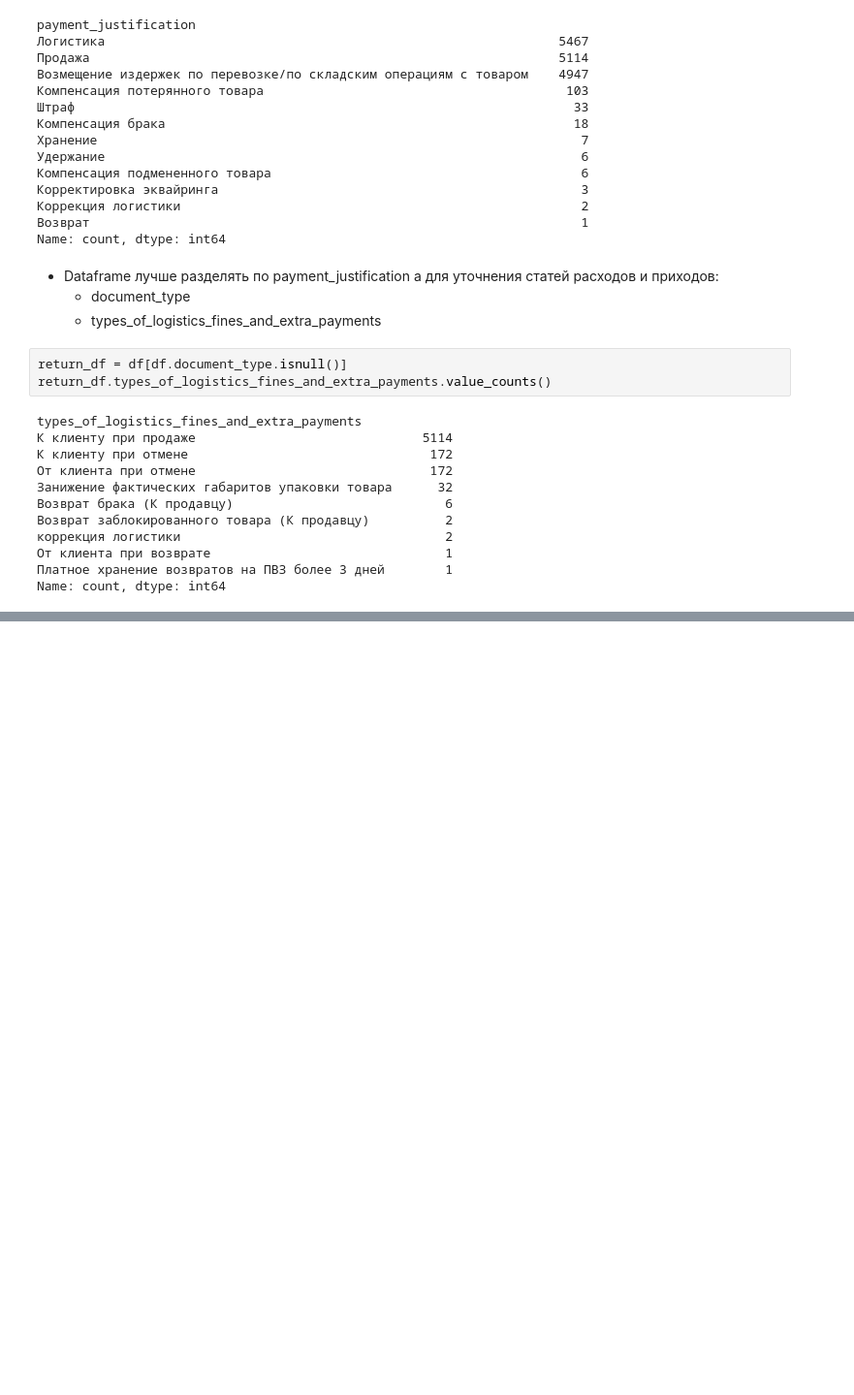
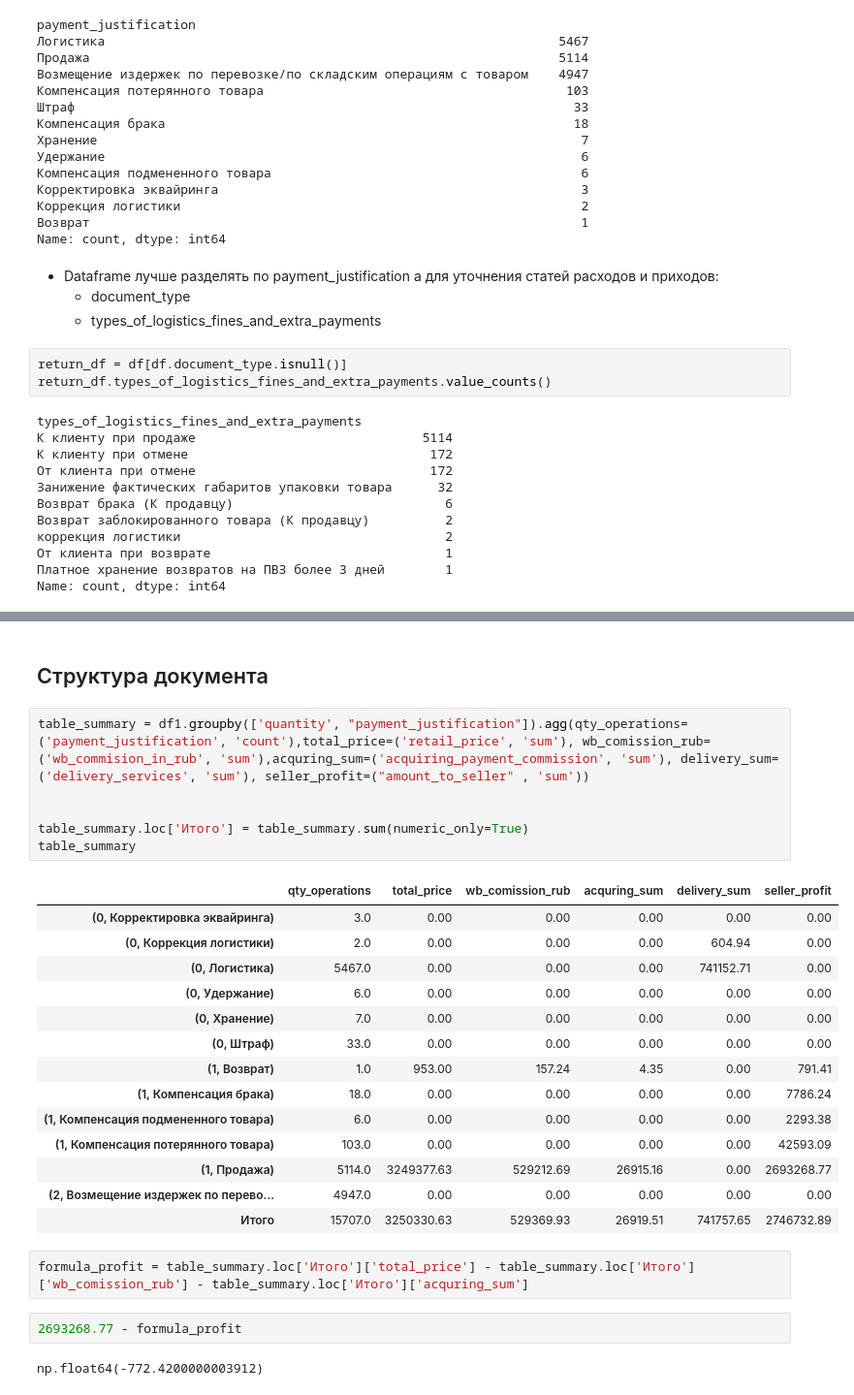
Before and after one commit to pasternak01/Wildberries_api, a Jupyter notebook: Temp/temp_fin_report_observe.ipynb, the cells around one changed output, grey strips where cells are left out. Shown: that part at 97% size. Cells and saved outputs as stored; diff of their text form; blank space fills up the shorter version.

```diff
--- a/Temp/temp_fin_report_observe.ipynb
+++ b/Temp/temp_fin_report_observe.ipynb
@@ -277,0 +236,29 @@ df.data
+# %% [markdown]
+## Структура документа
+# %%
+table_summary = df1.groupby(['quantity', "payment_justification"]).agg(qty_operations=('payment_justification', 'count'),total_price=('retail_price', 'sum'), wb_comission_rub=('wb_commision_in_rub', 'sum'),acquring_sum=('acquiring_payment_commission', 'sum'), delivery_sum=('delivery_services', 'sum'), seller_profit=("amount_to_seller" , 'sum'))
+
+
+table_summary.loc['Итого'] = table_summary.sum(numeric_only=True)
+table_summary
+# %% [output]
+|  | qty_operations | total_price | wb_comission_rub | acquring_sum | delivery_sum | seller_profit |
+| (0, Корректировка эквайринга) | 3.0 | 0.00 | 0.00 | 0.00 | 0.00 | 0.00 |
+| (0, Коррекция логистики) | 2.0 | 0.00 | 0.00 | 0.00 | 604.94 | 0.00 |
+| (0, Логистика) | 5467.0 | 0.00 | 0.00 | 0.00 | 741152.71 | 0.00 |
+| (0, Удержание) | 6.0 | 0.00 | 0.00 | 0.00 | 0.00 | 0.00 |
+| (0, Хранение) | 7.0 | 0.00 | 0.00 | 0.00 | 0.00 | 0.00 |
+| (0, Штраф) | 33.0 | 0.00 | 0.00 | 0.00 | 0.00 | 0.00 |
+| (1, Возврат) | 1.0 | 953.00 | 157.24 | 4.35 | 0.00 | 791.41 |
+| (1, Компенсация брака) | 18.0 | 0.00 | 0.00 | 0.00 | 0.00 | 7786.24 |
+| (1, Компенсация подмененного товара) | 6.0 | 0.00 | 0.00 | 0.00 | 0.00 | 2293.38 |
+| (1, Компенсация потерянного товара) | 103.0 | 0.00 | 0.00 | 0.00 | 0.00 | 42593.09 |
+| (1, Продажа) | 5114.0 | 3249377.63 | 529212.69 | 26915.16 | 0.00 | 2693268.77 |
+| (2, Возмещение издержек по перево... | 4947.0 | 0.00 | 0.00 | 0.00 | 0.00 | 0.00 |
+| Итого | 15707.0 | 3250330.63 | 529369.93 | 26919.51 | 741757.65 | 2746732.89 |
+# %%
+formula_profit = table_summary.loc['Итого']['total_price'] - table_summary.loc['Итого']['wb_comission_rub'] - table_summary.loc['Итого']['acquring_sum']
+# %%
+2693268.77 - formula_profit
+# %% [output]
+np.float64(-772.4200000003912)
```
Also changed, not shown: parts of 14 cells of this notebook, 1 other file.
